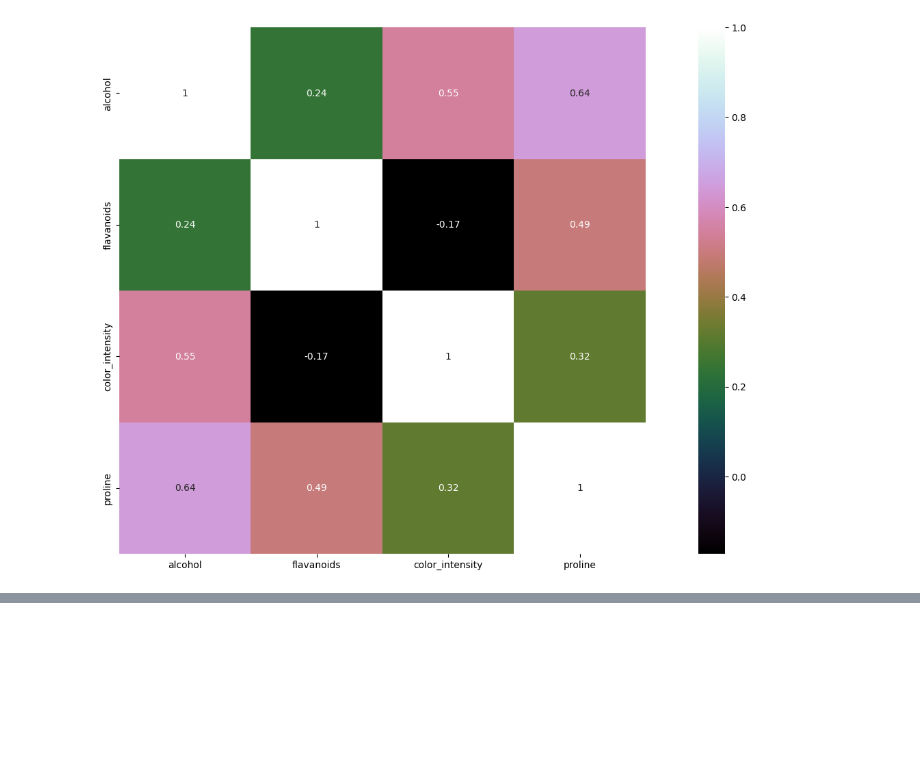
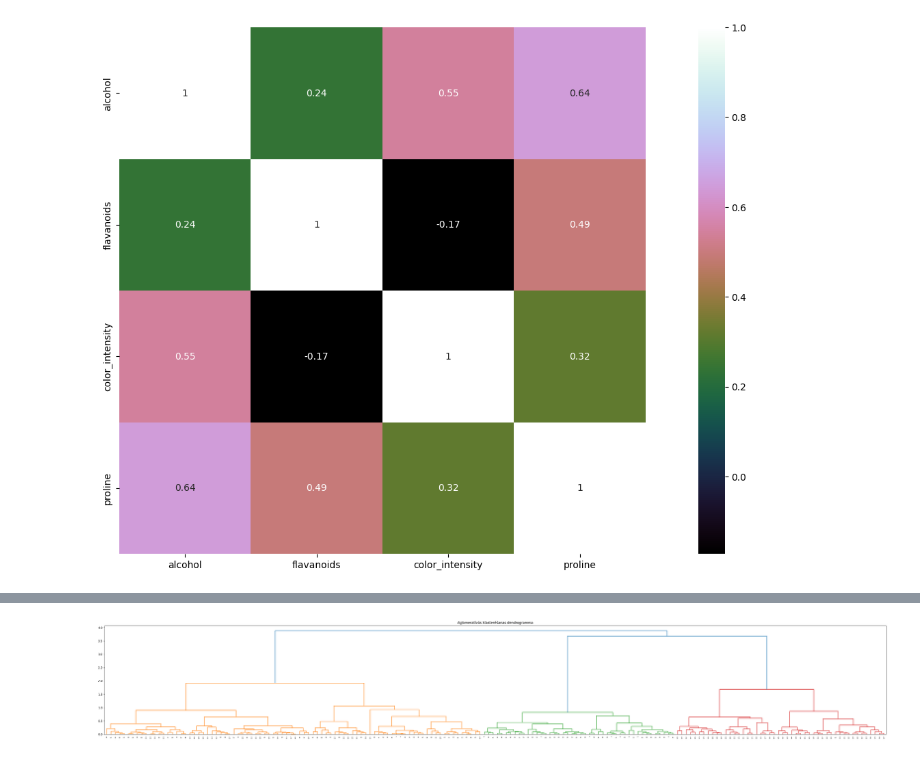
Before and after one commit to ArmandsVeksejs/AIProject2, a Jupyter notebook: my.ipynb, the cells around one changed output, grey strips where cells are left out. Saved outputs shown, nothing was run; the diff lists cells and outputs as text; code cells hidden in the pictures; blank space fills up the shorter version.

```diff
--- a/my.ipynb
+++ b/my.ipynb
@@ -163,0 +236,7 @@ sns.heatmap(korelacijas_matrica,
+# %%
+import scipy.cluster.hierarchy as shc
+plt.figure(figsize =(50, 7))
+plt.title('Aglomeratīvās klasterēšanas dendrogramma')
+Dendrogram = shc.dendrogram((shc.linkage(darba_datu_kopa_klasterizacijai_3_pazimes, method ='ward')))
+# %% [output]
+[figure, added]
```
Also changed, not shown: parts of 5 cells of this notebook.
